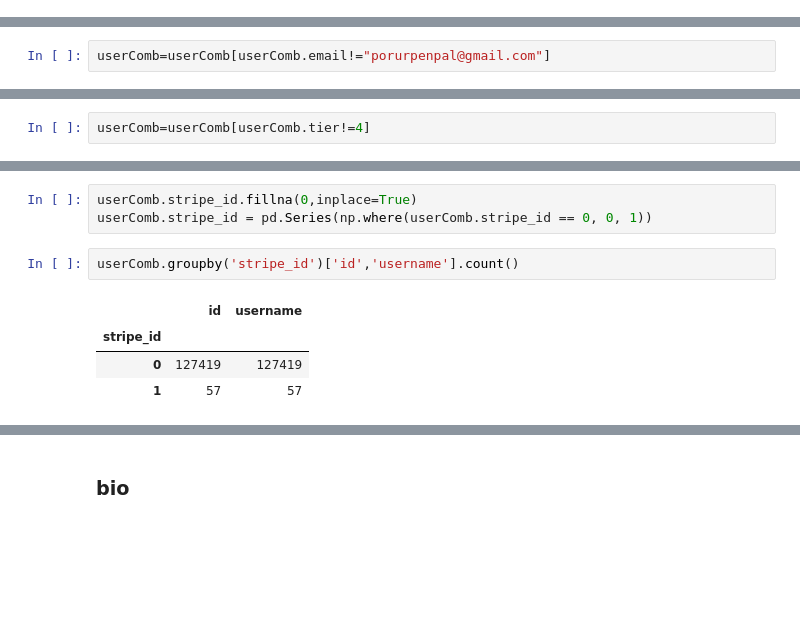
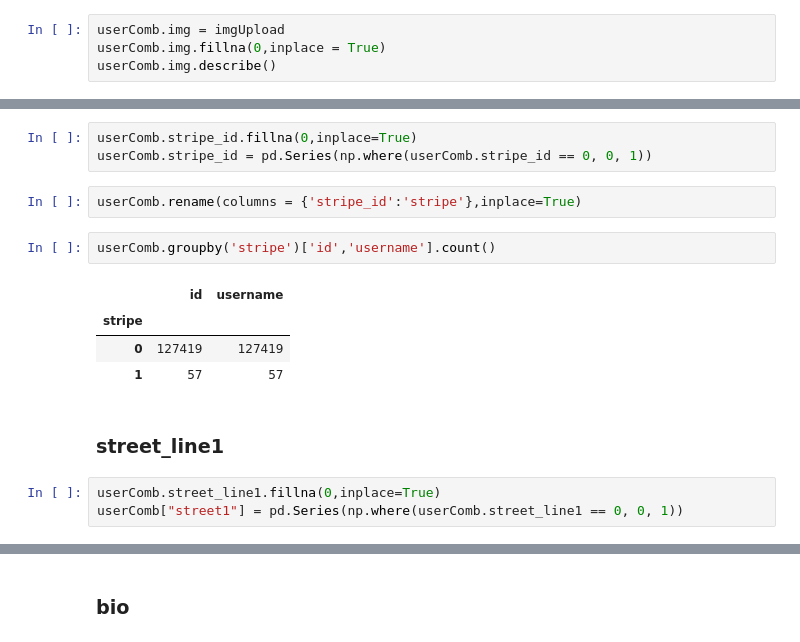
Before and after one commit to adv34715/capstone, a Jupyter notebook: userAnalysis.ipynb, the cells around one changed output, grey strips where cells are left out. Saved outputs shown, nothing was run; the diff lists cells and outputs as text; blank space fills up the shorter version.

```diff
--- a/userAnalysis.ipynb
+++ b/userAnalysis.ipynb
@@ -291,0 +272,4 @@ Name: img, dtype: object
+# %%
+userComb.img = imgUpload
+userComb.img.fillna(0,inplace = True)
+userComb.img.describe()
@@ -428,5 +408,3 @@ userComb.head()
-# %%
-userComb=userComb[userComb.email!="porurpenpal@gmail.com"]
 # %%
 userComb.groupby('email')['id'].count().reset_index(name='count').sort_values(['count'], ascending=False).head(25)
 # %% [output]
@@ -543,8 +510,6 @@ userComb[userComb.tier==4]
 | 19808 | 2017-01-09 | 21949 | CrystalG | crystalgermond@gmail.com | Crystal | NaN | 2 | 4 | user_app/21949/09_10_2015_18_53_1... | I work for PenPal Schools, love t... | ... |
 | 100930 | 2016-12-16 | 104036 | josephyu28 | joseph@penpalschools.com | Joseph | Yu | 1 | 4 | default-profile.svg | NaN | ... |
 5 rows × 25 columns
-# %%
-userComb=userComb[userComb.tier!=4]
 # %% [markdown]
 <p style="color:red"> delete later</p>
 # %% [markdown]
@@ -562,10 +527,17 @@ Because every value is unique, so I just say if it has stripe_id is 0, otherwise
 # %%
 userComb.stripe_id.fillna(0,inplace=True)
 userComb.stripe_id = pd.Series(np.where(userComb.stripe_id == 0, 0, 1))
+# %%
+userComb.rename(columns = {'stripe_id':'stripe'},inplace=True)
 # %%
-userComb.groupby('stripe_id')['id','username'].count()
+userComb.groupby('stripe')['id','username'].count()
 # %% [output]
 |  | id | username |
-| stripe_id |  |  |
+| stripe |  |  |
 | 0 | 127419 | 127419 |
 | 1 | 57 | 57 |
+# %% [markdown]
+### street_line1
+# %%
+userComb.street_line1.fillna(0,inplace=True)
+userComb["street1"] = pd.Series(np.where(userComb.street_line1 == 0, 0, 1))
```
Also changed, not shown: parts of 78 cells of this notebook, 6 other files.
